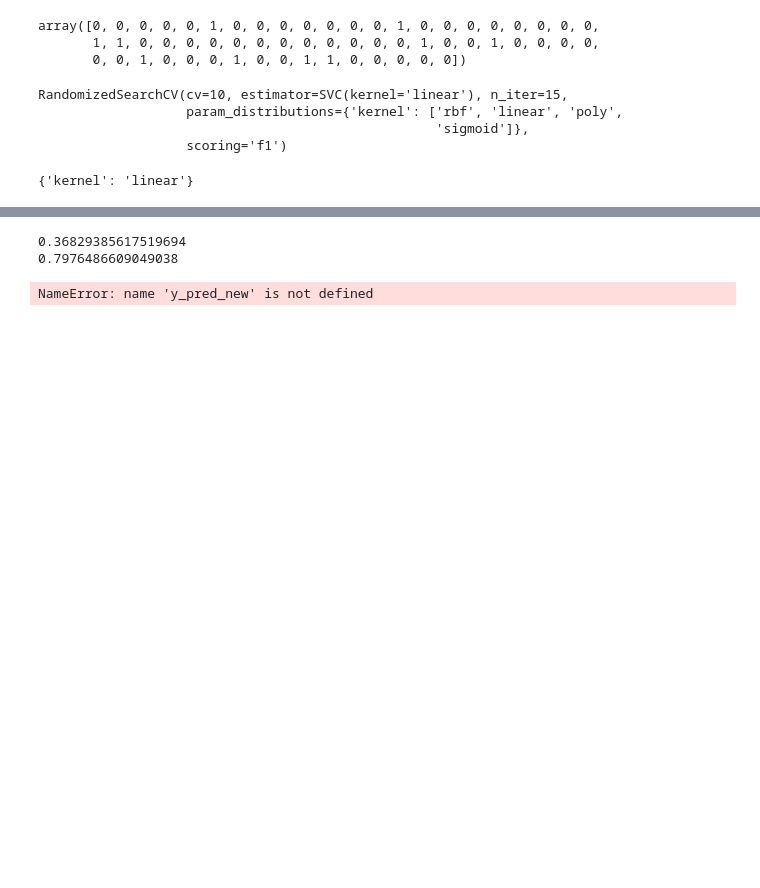
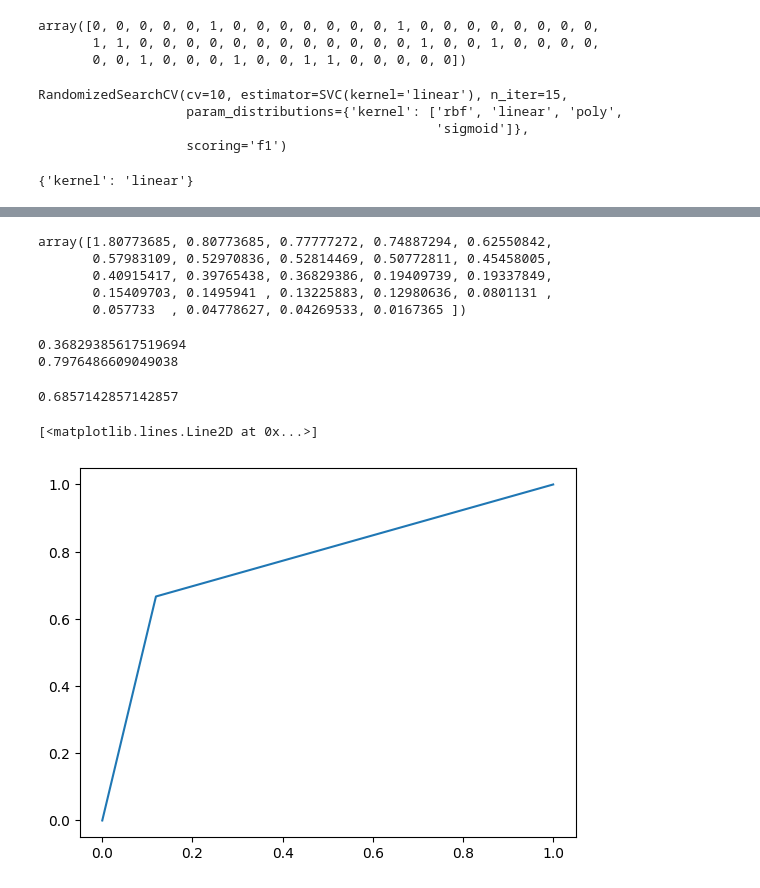
Before and after one commit to chenchenn9/schulich_data_science, a Jupyter notebook: Class/end_to_end_classification.ipynb, the cells around one changed output, grey strips where cells are left out. Saved outputs shown, nothing was run; the diff lists cells and outputs as text; code cells hidden in the pictures; blank space fills up the shorter version.

```diff
--- a/Class/end_to_end_classification.ipynb
+++ b/Class/end_to_end_classification.ipynb
@@ -245,10 +258,31 @@ gmeans = np.sqrt(tpr*(1-fpr))
+# %%
+tresholds
+# %% [output]
+array([1.80773685, 0.80773685, 0.77777272, 0.74887294, 0.62550842,
+       0.57983109, 0.52970836, 0.52814469, 0.50772811, 0.45458005,
+       0.40915417, 0.39765438, 0.36829386, 0.19409739, 0.19337849,
+       0.15409703, 0.1495941 , 0.13225883, 0.12980636, 0.0801131 ,
+       0.057733  , 0.04778627, 0.04269533, 0.0167365 ])
 # %%
 print(tresholds[np.argmax(gmeans)])
 print(gmeans[np.argmax(gmeans)])
 # %% [output]
 0.36829385617519694
 0.7976486609049038
+# %%
+y_pred_new = []
+for i in log_pred_prob[:,1]:
+    if i < 0.36829385617580274:
+        y_pred_new.append(0)
+    else:
+        y_pred_new.append(1)
 # %%
 print(f1_score(y_pred_new,Y_test))
 # %% [output]
-NameError: name 'y_pred_new' is not defined
+0.6857142857142857
+# %%
+fpr,tpr,tresholds = roc_curve(Y_test,y_pred_new)
+plt.plot(fpr,tpr)
+# %% [output]
+[<matplotlib.lines.Line2D at 0x...>]
+[figure, added]
```
Also changed, not shown: parts of 3 cells of this notebook, 1 other file.
